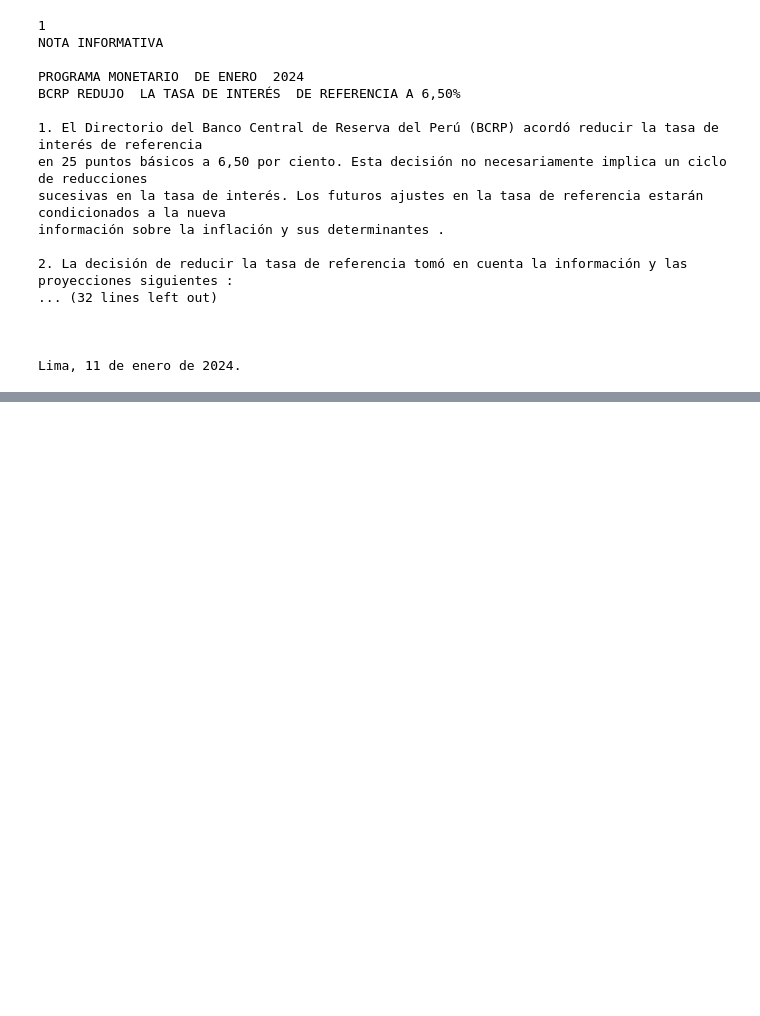
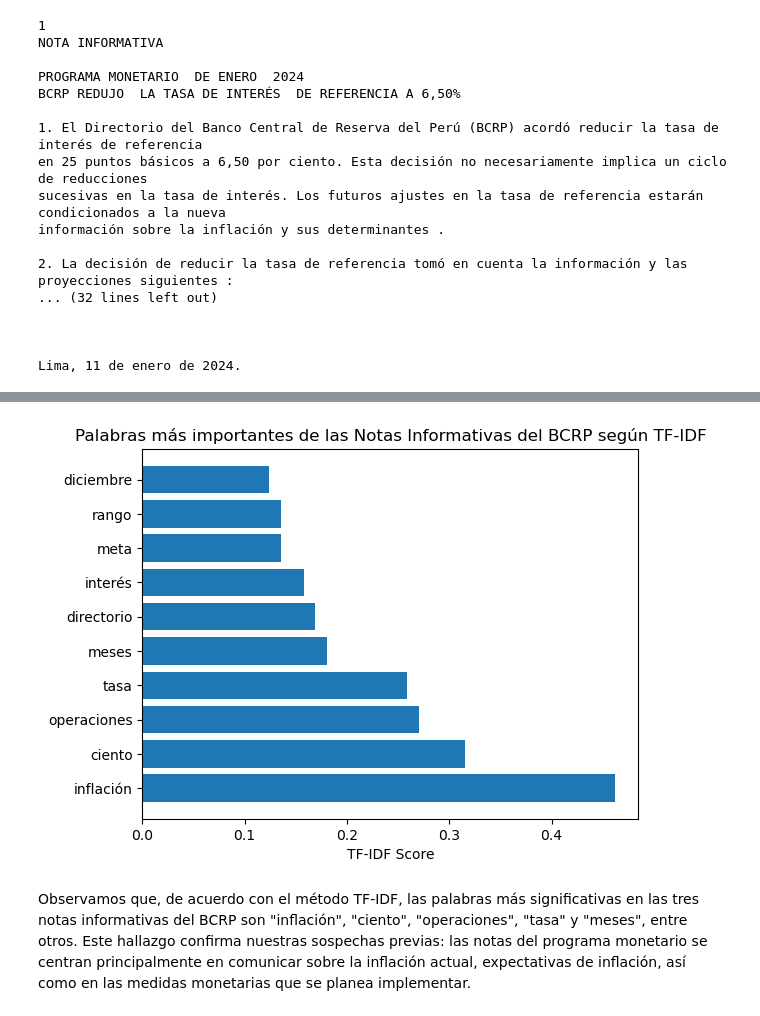
Before and after one commit to qlab-intro-python/proyecto-final-gregorio_podesta_trabajofinal, a Jupyter notebook: proyecto_final_plantilla.ipynb, the cells around one changed output, grey strips where cells are left out. Cells and saved outputs as stored; diff of their text form; code cells hidden in the pictures; blank space fills up the shorter version.

```diff
--- a/proyecto_final_plantilla.ipynb
+++ b/proyecto_final_plantilla.ipynb
@@ -359,3 +359,5 @@ información sobre la inflación y sus determinantes .
 
 
 Lima, 11 de enero de 2024.
+# %%
+notas = nota_1 + nota_2 + nota_3 #unimos las 3 notas
@@ -361,0 +366,22 @@ Lima, 11 de enero de 2024.
+# %%
+from sklearn.feature_extraction.text import TfidfVectorizer
+
+# tokenizamos
+notas_tokenizado = word_tokenize(notas, language='spanish')
+
+# TF_IDF:
+tfidf = ' '.join(notas_tokenizado)
+
+vectorizer = TfidfVectorizer(stop_words=stopwords.words("spanish"))
+tfidf_matrix = vectorizer.fit_transform([tfidf])
+
+feature_names = vectorizer.get_feature_names_out()
+tfidf_scores = tfidf_matrix.toarray().flatten()
+
+# diccionario con los resultados
+tfidf_dict = dict(zip(feature_names, tfidf_scores))
+
+# Resultados: Código adaptado de chatgpt :(
+print("TF-IDF Scores:")
+for term, score in sorted(tfidf_dict.items(), key=lambda x: x[1], reverse=True):
+    print(f"{term}: {score}")
@@ -361,0 +406,19 @@ Lima, 11 de enero de 2024.
+# %%
+#Graficamos
+top_n = 10
+tfidf_ordenado = sorted(tfidf_dict.items(), key=lambda x: x[1], reverse=True)[:top_n]
+
+# Extraemos los resultados para graficarlos
+terms, scores = zip(*tfidf_ordenado)
+
+#Ploteamos
+
+plt.barh(range(len(terms)), scores, align='center')
+plt.yticks(range(len(terms)), terms)
+plt.xlabel('TF-IDF Score')
+plt.title('Palabras más importantes de las Notas Informativas del BCRP según TF-IDF')
+plt.show()
+# %% [output]
+[figure, added]
+# %% [markdown]
+Observamos que, de acuerdo con el método TF-IDF, las palabras más significativas en las tres notas informativas del BCRP son "inflación", "ciento", "operaciones", "tasa" y "meses", entre otros. Este hallazgo confirma nuestras sospechas previas: las notas del programa monetario se centran principalmente en comunicar sobre la inflación actual, expectativas de inflación, así como en las medidas monetarias que se planea implementar.
```
Also changed, not shown: parts of 3 cells of this notebook.
